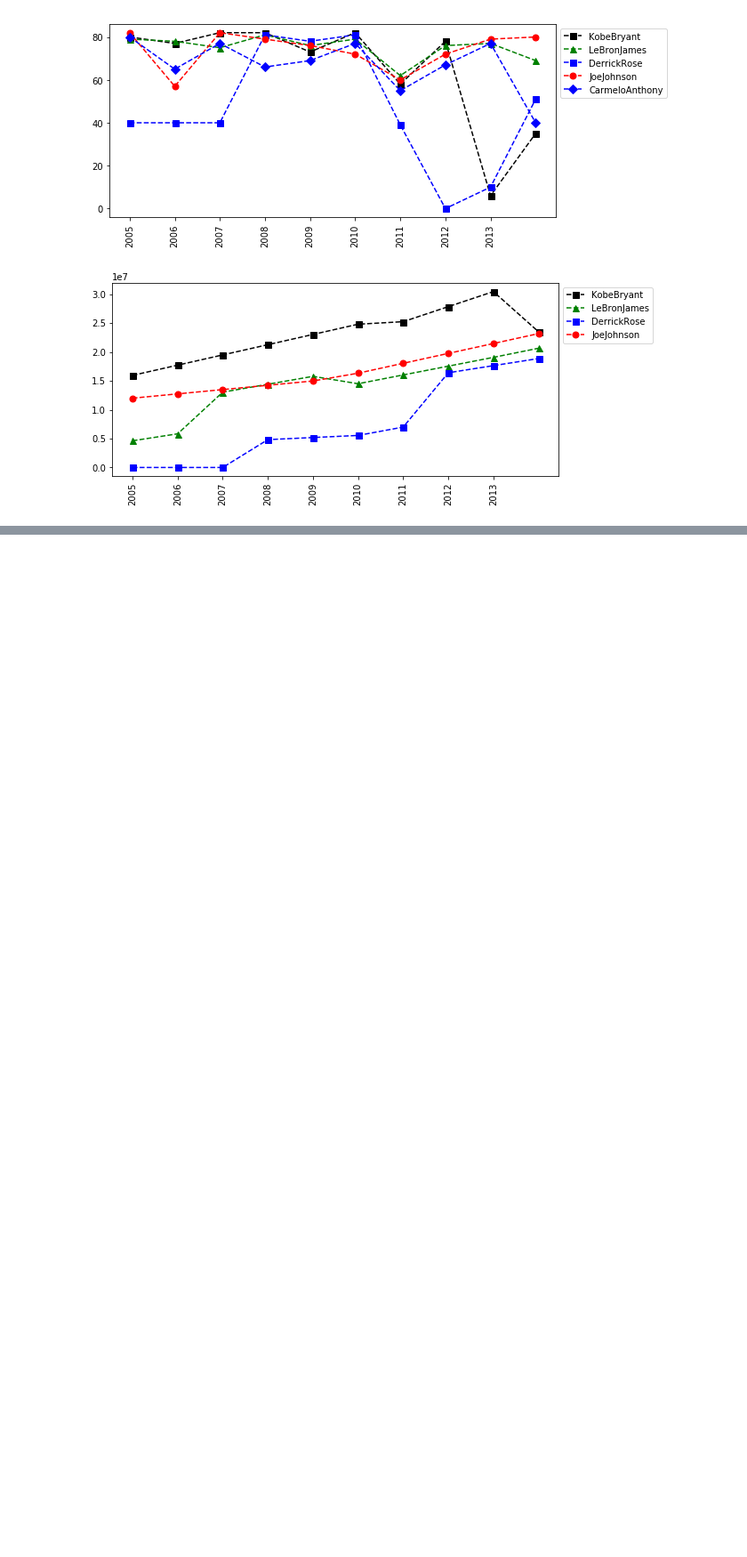
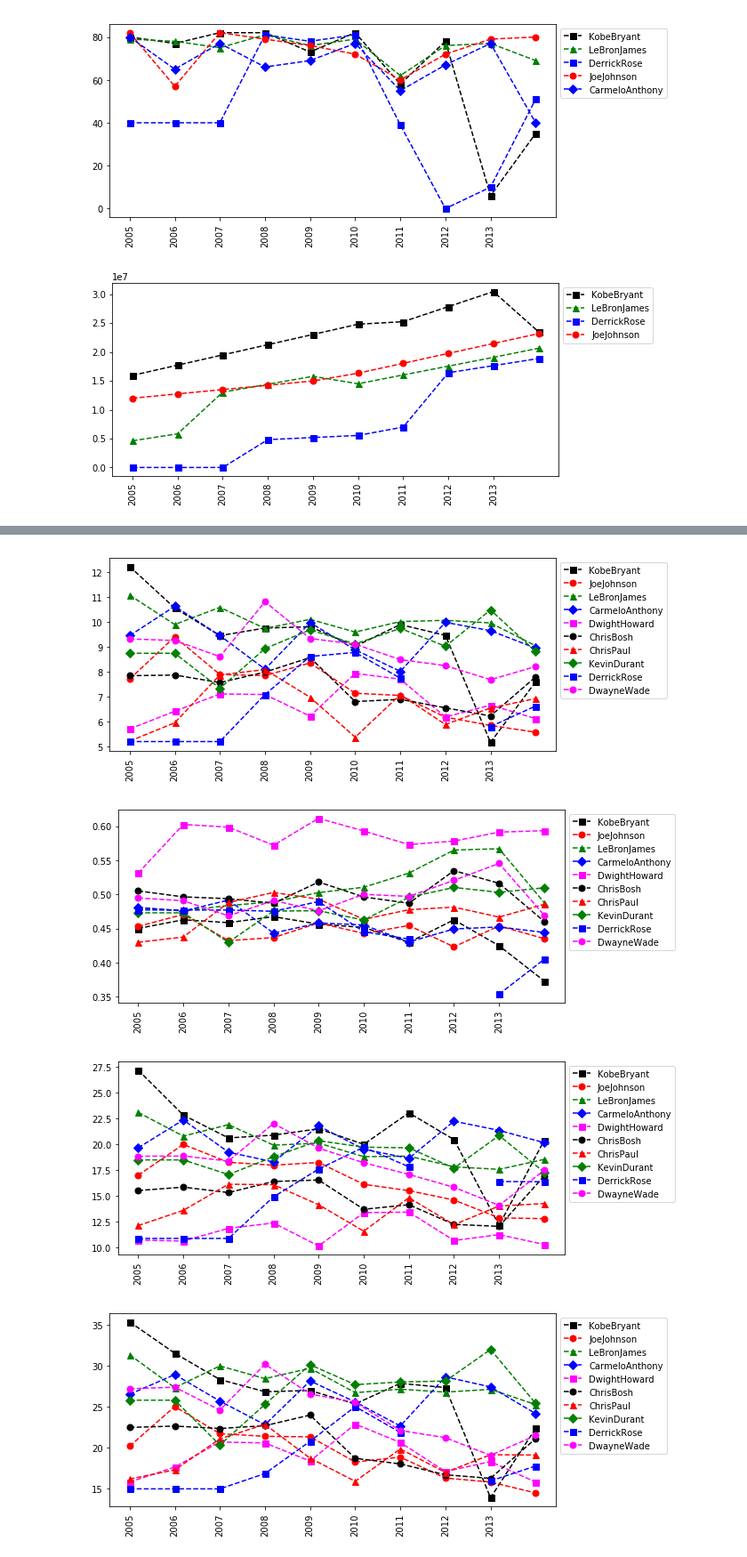
Before and after one commit to 13204942/PythonNotebook, a Jupyter notebook: Python Visualization.ipynb, the cells around one changed output, grey strips where cells are left out. Shown at 89% size. Drawn from its saved outputs; the diff is of its cells as text; code cells hidden in the pictures; blank space fills up the shorter version.

```diff
--- a/Python Visualization.ipynb
+++ b/Python Visualization.ipynb
@@ -311,0 +319,11 @@ myplot(Salary, ["KobeBryant","LeBronJames","DerrickRose","JoeJohnson"])
+# %%
+#In-Game Metrics Normalized
+myplot(FieldGoals / Games)
+myplot(FieldGoals / FieldGoalAttempts)
+myplot(FieldGoalAttempts / Games)
+myplot(Points / Games)
+# %% [output]
+[figure, added]
+[figure, added]
+[figure, added]
+[figure, added]
```
Also changed, not shown: parts of 5 cells of this notebook, 1 other file.
